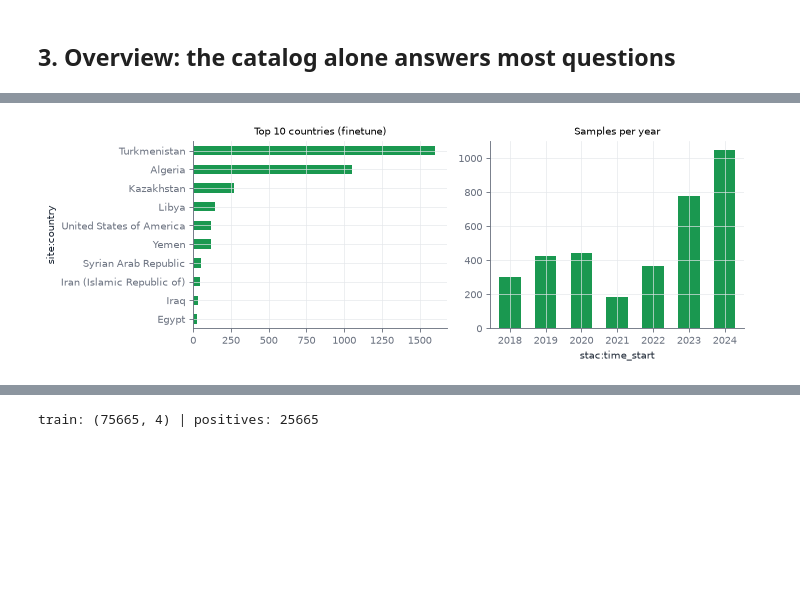
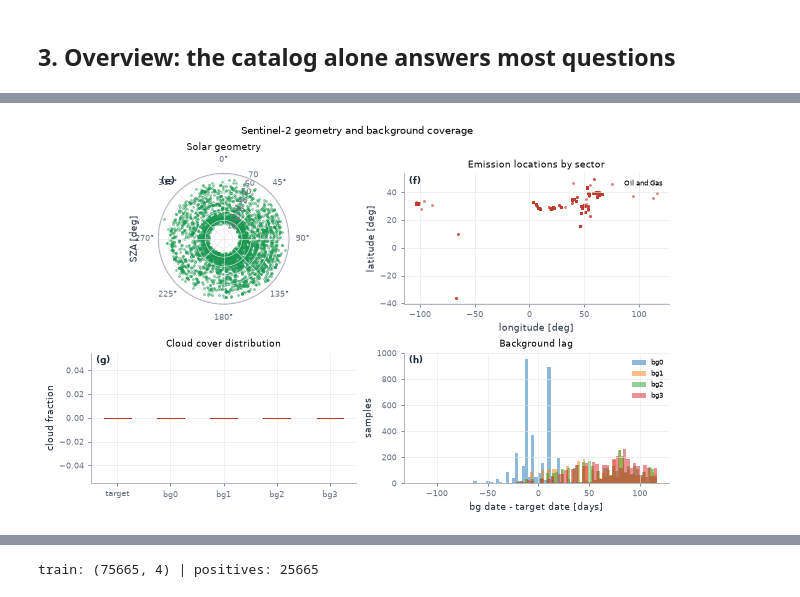
Before and after one commit to IPL-UV/taco-methaneset, a Jupyter notebook: methaneset-codes/notebooks/01_s2.ipynb, the cells around one changed output, grey strips where cells are left out. Drawn from its saved outputs; the diff is of its cells as text; code cells hidden in the pictures; blank space fills up the shorter version.

```diff
--- a/methaneset-codes/notebooks/01_s2.ipynb
+++ b/methaneset-codes/notebooks/01_s2.ipynb
@@ -20,3 +22,7 @@ No credentials needed. `common.py` resolves the data: local folder if present
+# %%
+# Keep inline figures small; the text and code matter more than pixel count.
+import matplotlib as mpl
+mpl.rcParams["figure.dpi"] = mpl.rcParams["savefig.dpi"] = 70
 # %%
 import os, urllib.request
 if not os.path.exists("common.py"):          # on Colab the notebook travels alone
@@ -24,12 +30,15 @@ if not os.path.exists("common.py"):          # on Colab the notebook travels alo
         "https://raw.githubusercontent.com/IPL-UV/taco-methaneset/main/methaneset-codes/notebooks/common.py",
         "common.py")
 try:
-    import tacoreader, rasterio, sklearn
+    import tacoreader, rasterio, sklearn, duckdb
 except ImportError:
-    %pip install "tacoreader>=2.4,<3" rasterio scikit-learn matplotlib pandas pyarrow
+    %pip install "tacoreader>=2.4,<3" rasterio scikit-learn matplotlib pandas pyarrow duckdb
 import numpy as np, pandas as pd, matplotlib.pyplot as plt
 import common as C
 C.style()
-import tacoreader; print("tacoreader", tacoreader.__version__)
+import matplotlib as _mpl
+_mpl.rcParams['figure.dpi'] = _mpl.rcParams['savefig.dpi'] = 70
+C.versions()
+print("dataset version:", C.dataset_version("methaneset-s2-finetune"))
 # %% [output]
 tacoreader 2.4.21
@@ -78,11 +179,62 @@ fig.suptitle("Samples per split", fontsize=10); fig.tight_layout(); plt.show()
 # %%
-f = ft_df
-fig, ax = plt.subplots(1, 2, figsize=(9, 3.2))
-f["site:country"].value_counts().head(10).iloc[::-1].plot.barh(ax=ax[0], color=C.PALETTE["s2"])
-ax[0].set_title("Top 10 countries (finetune)", fontsize=9)
-pd.to_datetime(f["stac:time_start"]).dt.year.value_counts().sort_index().plot.bar(
-    ax=ax[1], color=C.PALETTE["s2"], width=0.6)
-ax[1].set_title("Samples per year", fontsize=9); ax[1].tick_params(axis="x", rotation=0)
-fig.tight_layout(); plt.show()
+fig = plt.figure(figsize=(9, 5.6), constrained_layout=True)
+
+# (e) polar target:sza vs target:raa
+ax = fig.add_subplot(2, 2, 1, polar=True)
+raa_rad = np.deg2rad(ft_df["target:raa"].astype(float))
+sza = ft_df["target:sza"].astype(float)
+ax.scatter(raa_rad, sza, c=C.PALETTE["s2"], s=4, alpha=0.4)
+ax.set_theta_zero_location("N")
+ax.set_theta_direction(-1)
+ax.set_title("Solar geometry")
+ax.set_ylabel("SZA [deg]", labelpad=20)
+C.panel_label(ax, "e")
+
+# (f) map emission:lon/lat by sector
+ax = fig.add_subplot(2, 2, 2)
+sectors = ft_df["detection:sector"].unique()
+for s in sectors:
+    sel = ft_df["detection:sector"] == s
+    ax.scatter(ft_df.loc[sel, "emission:lon"], ft_df.loc[sel, "emission:lat"],
+               c=C.PALETTE["ch4"], s=4, alpha=0.5, label=s)
+ax.set_title("Emission locations by sector")
+ax.set_xlabel("longitude [deg]")
+ax.set_ylabel("latitude [deg]")
+ax.legend(frameon=False, fontsize=7)
+C.ax_plot(ax)
+C.panel_label(ax, "f")
+
+# (g) cloud cover: target vs backgrounds
+ax = fig.add_subplot(2, 2, 3)
+cloud_df = pd.DataFrame({
+    "target": ft_df["target:cloud"].astype(float),
+    "bg0": ft_df["bg:cloud0"].astype(float),
+    "bg1": ft_df["bg:cloud1"].astype(float),
+    "bg2": ft_df["bg:cloud2"].astype(float),
+    "bg3": ft_df["bg:cloud3"].astype(float),
+})
+cloud_df.plot.box(ax=ax, sym="", showfliers=False,
+                  color=dict(boxes=C.PALETTE["ink"], whiskers=C.PALETTE["muted"], medians=C.PALETTE["ch4"]))
+ax.set_title("Cloud cover distribution")
+ax.set_ylabel("cloud fraction")
+C.ax_plot(ax)
+C.panel_label(ax, "g")
+
+# (h) background lag in days
+ax = fig.add_subplot(2, 2, 4)
+target_time = pd.to_datetime(ft_df["stac:time_start"])
+for k in range(4):
+    bg_time = pd.to_datetime(ft_df[f"bg:date{k}"])
+    lag = (bg_time - target_time).dt.days
+    ax.hist(lag, bins=60, alpha=0.5, label=f"bg{k}")
+ax.set_title("Background lag")
+ax.set_xlabel("bg date - target date [days]")
+ax.set_ylabel("samples")
+ax.legend(frameon=False, fontsize=7)
+C.ax_plot(ax)
+C.panel_label(ax, "h")
+
+fig.suptitle("Sentinel-2 geometry and background coverage", fontsize=10)
+plt.show()
 # %% [output]
-[figure, old version]
+[figure, new version]
```
Also changed, not shown: parts of 42 cells of this notebook, 4 other files.
